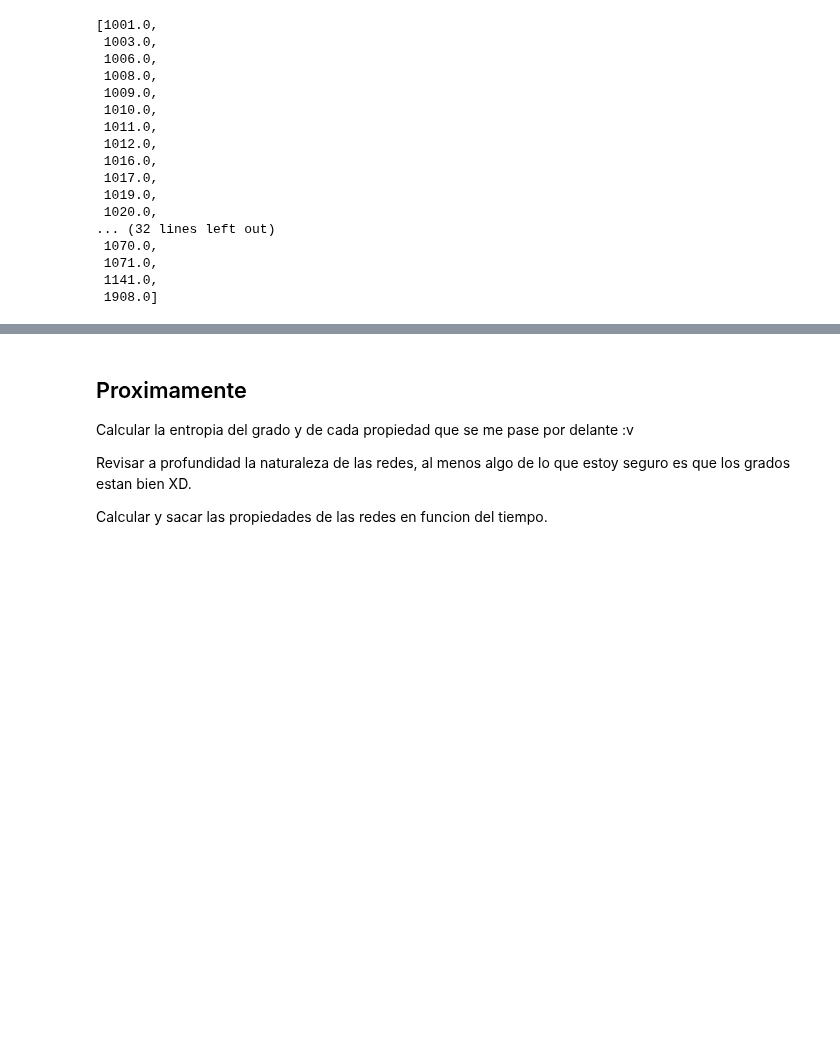
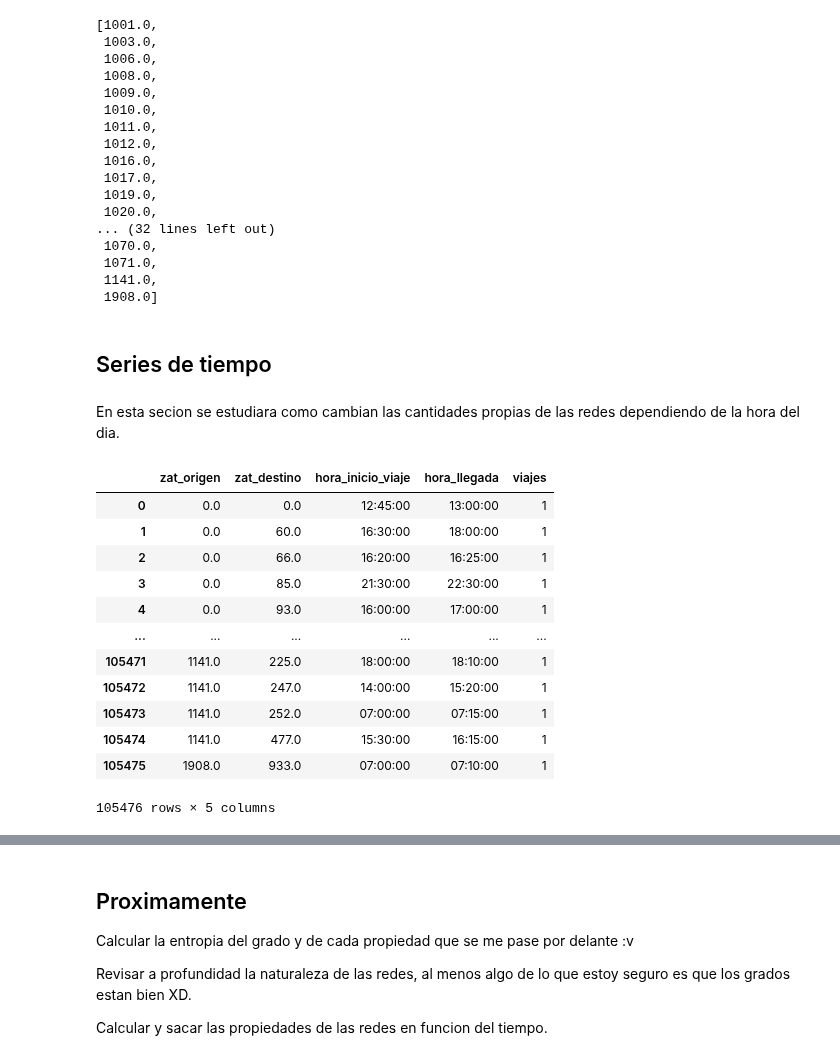
Before and after one commit to saramirezva/Tesis-congestion-Bogota, a Jupyter notebook: Red_completa_Bogota.ipynb, the cells around one changed output, grey strips where cells are left out. Drawn from its saved outputs; the diff is of its cells as text; code cells hidden in the pictures; blank space fills up the shorter version.

Commit message:
Se empezaron a hacer las series de tiempo con errores a corregir

```diff
--- a/Red_completa_Bogota.ipynb
+++ b/Red_completa_Bogota.ipynb
@@ -155,6 +181,13 @@ def count(array):
     y_dist = np.asarray([list(array).count(x) for x in np.unique(array)])
     x_dist = np.asarray([x for x in np.unique(array)])
     return x_dist, y_dist
+
+#Cambia los datos de hora a tipo datatime
+def to_time(clmn):
+    array = []
+    for i in clmn:
+        array.append(datetime.datetime.strptime(i, '%H:%M:%S').time())
+    return array
 # %%
 proof = [1,3,5,7,8,9,5,3,2,1,4,5,4,6,7,6,8,9,7]
 x, y = count(proof)
@@ -988,3 +1018,31 @@ sorted(great_df[great_df['zat_destino'] > 999]['zat_destino'].unique())
  1071.0,
  1141.0,
  1908.0]
+# %% [markdown]
+## Series de tiempo
+# %% [markdown]
+En esta secion se estudiara como cambian las cantidades propias de las redes dependiendo de la hora del dia.
+# %%
+df_time = (great_df[['zat_origen','zat_destino', 'hora_inicio_viaje', 'hora_llegada']]
+                    .sort_values(by = ['zat_origen','zat_destino'])
+                    .dropna()
+                    .reset_index())
+df_time['viajes'] = 1
+df_time = df_time.drop(columns  = ['index'])
+df_time['hora_inicio_viaje'] = to_time(df_time['hora_inicio_viaje'])
+df_time['hora_llegada'] = to_time(df_time['hora_llegada'])
+df_time
+# %% [output]
+|  | zat_origen | zat_destino | hora_inicio_viaje | hora_llegada | viajes |
+| 0 | 0.0 | 0.0 | 12:45:00 | 13:00:00 | 1 |
+| 1 | 0.0 | 60.0 | 16:30:00 | 18:00:00 | 1 |
+| 2 | 0.0 | 66.0 | 16:20:00 | 16:25:00 | 1 |
+| 3 | 0.0 | 85.0 | 21:30:00 | 22:30:00 | 1 |
+| 4 | 0.0 | 93.0 | 16:00:00 | 17:00:00 | 1 |
+| ... | ... | ... | ... | ... | ... |
+| 105471 | 1141.0 | 225.0 | 18:00:00 | 18:10:00 | 1 |
+| 105472 | 1141.0 | 247.0 | 14:00:00 | 15:20:00 | 1 |
+| 105473 | 1141.0 | 252.0 | 07:00:00 | 07:15:00 | 1 |
+| 105474 | 1141.0 | 477.0 | 15:30:00 | 16:15:00 | 1 |
+| 105475 | 1908.0 | 933.0 | 07:00:00 | 07:10:00 | 1 |
+105476 rows × 5 columns
```
Also changed, not shown: parts of 14 cells of this notebook.
